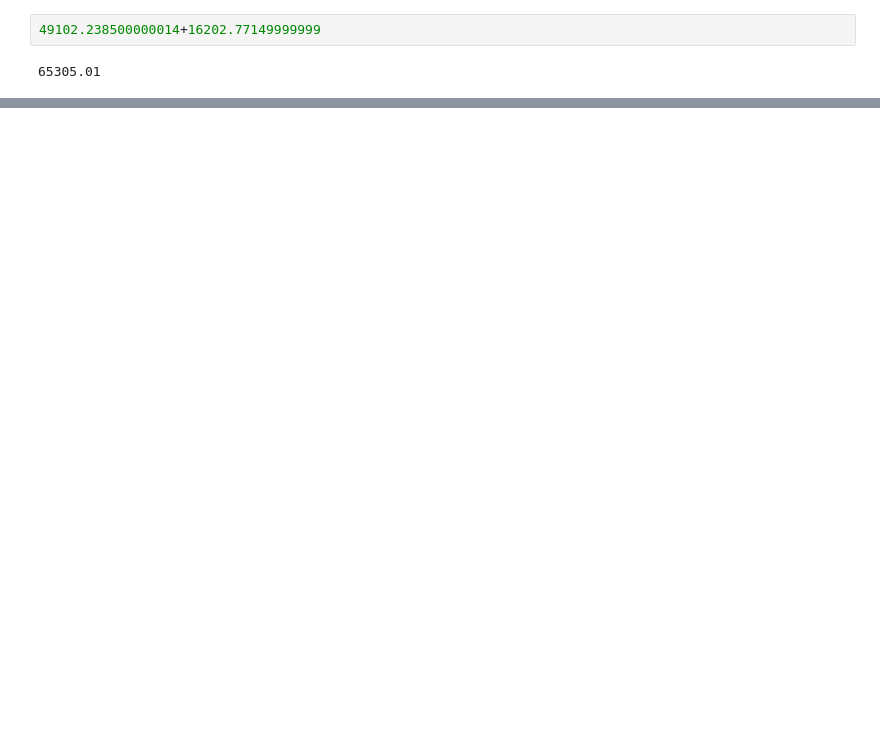
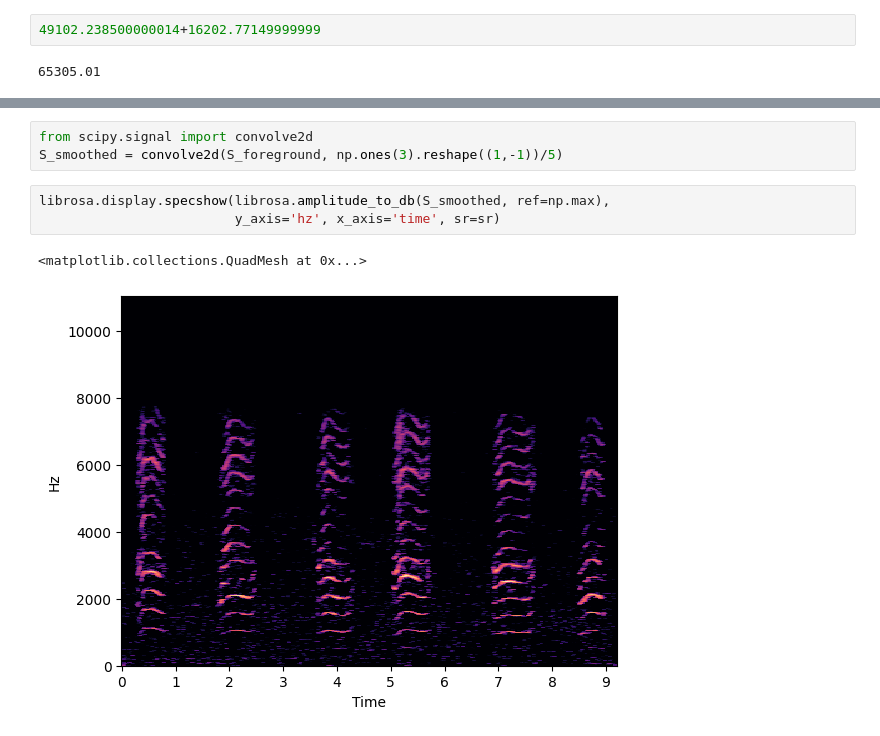
Before and after one commit to lukekim420/catclass, a Jupyter notebook: eda.ipynb, the cells around one changed output, grey strips where cells are left out. Cells and saved outputs as stored; diff of their text form; blank space fills up the shorter version.

```diff
--- a/eda.ipynb
+++ b/eda.ipynb
@@ -142,0 +152,9 @@ plt.show()
+# %%
+from scipy.signal import convolve2d
+S_smoothed = convolve2d(S_foreground, np.ones(3).reshape((1,-1))/5)
+# %%
+librosa.display.specshow(librosa.amplitude_to_db(S_smoothed, ref=np.max),
+                         y_axis='hz', x_axis='time', sr=sr)
+# %% [output]
+<matplotlib.collections.QuadMesh at 0x...>
+[figure, added]
```
Also changed, not shown: parts of 8 cells of this notebook, 7 other files.
